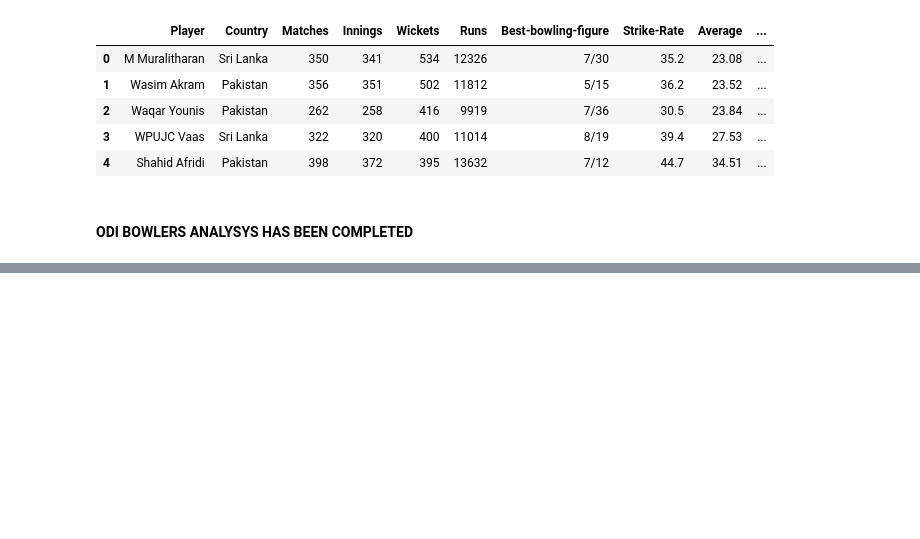
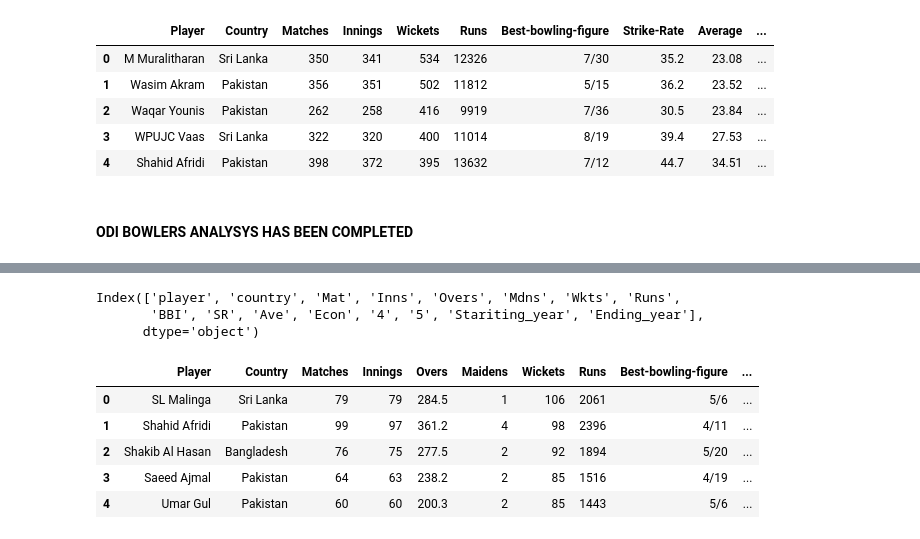
Before and after one commit to zahid16-code/Cricket-Data-Analysis, a Jupyter notebook: CricketdataAnalysys.ipynb, the cells around one changed output, grey strips where cells are left out. Saved outputs shown, nothing was run; the diff lists cells and outputs as text; code cells hidden in the pictures; blank space fills up the shorter version.

```diff
--- a/CricketdataAnalysys.ipynb
+++ b/CricketdataAnalysys.ipynb
@@ -915,0 +965,2 @@ odi_bowlers.to_csv('AnalyzedData/ODI_Bowling.csv',index=False)
+# %%
+t20_bowlers.fillna(0,inplace=True)
@@ -915,0 +971,21 @@ odi_bowlers.to_csv('AnalyzedData/ODI_Bowling.csv',index=False)
+# %%
+t20_bowlers.drop("Span",axis=1,inplace=True)
+# %%
+# Ensure all values in 'Player' column are strings
+t20_bowlers['Player'] = t20_bowlers['Player'].astype(str)
+
+# Split 'Player' column on first '(' only
+split1_columns = t20_bowlers['Player'].str.split(r'\(', n=1, expand=True)
+
+# Check if split1_columns[1] exists before modification
+split1_columns[1] = split1_columns[1].fillna("").str.replace(')', '', regex=False).str.strip()
+
+# Assign properly split values
+t20_bowlers["player"] = split1_columns[0].str.strip()
+t20_bowlers["country"] = split1_columns[1].str.replace(r'Asia|ICC|/', '', regex=True).str.strip()
+
+# Drop old 'Player' column
+t20_bowlers.drop(columns=['Player'], inplace=True)
+
+# Check mismatches
+print(t20_bowlers[['player', 'country']].head(10))
@@ -915,0 +1114,34 @@ odi_bowlers.to_csv('AnalyzedData/ODI_Bowling.csv',index=False)
+# %%
+t20_bowlers = t20_bowlers[["player", "country", "Mat", "Inns","Overs" ,"Mdns","Wkts", "Runs", "BBI","SR", "Ave", "Econ","4", "5","Stariting_year", "Ending_year"]]
+# %%
+t20_bowlers.columns
+# %% [output]
+Index(['player', 'country', 'Mat', 'Inns', 'Overs', 'Mdns', 'Wkts', 'Runs',
+       'BBI', 'SR', 'Ave', 'Econ', '4', '5', 'Stariting_year', 'Ending_year'],
+      dtype='object')
+# %%
+t20_bowlers.rename(columns={
+    "Mat": "Matches",
+    "Inns": "Innings",
+    "Wkts": "Wickets",
+    "Runs": "Runs",
+    "BBI": "Best-bowling-figure",
+    "Ave": "Average",
+    "Econ": "Economy",
+    "4": "4-Wickets",
+    "5": "Fifer",
+    "Stariting_year": "Starting Year",
+    "Ending_year": "Ending Year",
+    "player": "Player",
+    "country": "Country",
+    "SR":"Strike-Rate",
+    "Mdns":"Maidens"
+}, inplace=True)
+t20_bowlers.head()
+# %% [output]
+|  | Player | Country | Matches | Innings | Overs | Maidens | Wickets | Runs | Best-bowling-figure | ... |
+| 0 | SL Malinga | Sri Lanka | 79 | 79 | 284.5 | 1 | 106 | 2061 | 5/6 | ... |
+| 1 | Shahid Afridi | Pakistan | 99 | 97 | 361.2 | 4 | 98 | 2396 | 4/11 | ... |
+| 2 | Shakib Al Hasan | Bangladesh | 76 | 75 | 277.5 | 2 | 92 | 1894 | 5/20 | ... |
+| 3 | Saeed Ajmal | Pakistan | 64 | 63 | 238.2 | 2 | 85 | 1516 | 4/19 | ... |
+| 4 | Umar Gul | Pakistan | 60 | 60 | 200.3 | 2 | 85 | 1443 | 5/6 | ... |
```
Also changed, not shown: parts of 11 cells of this notebook, 1 other file.
